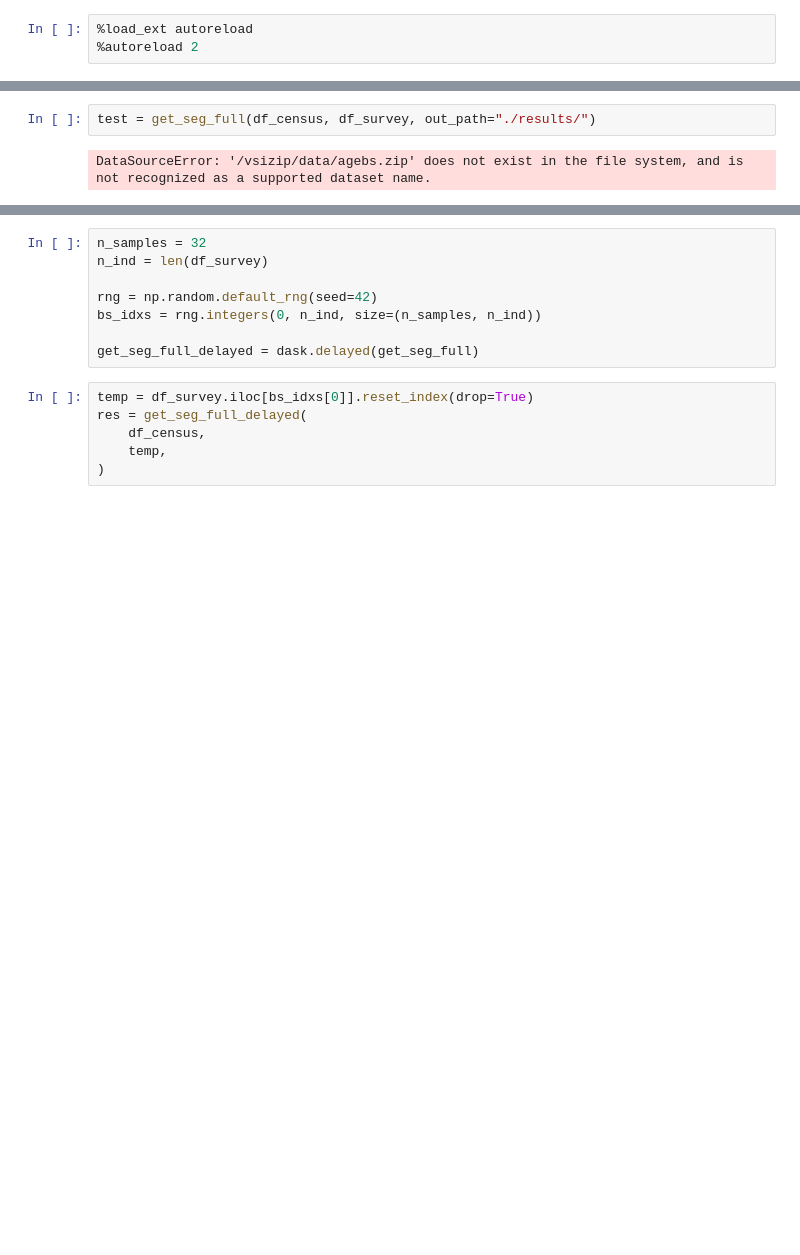
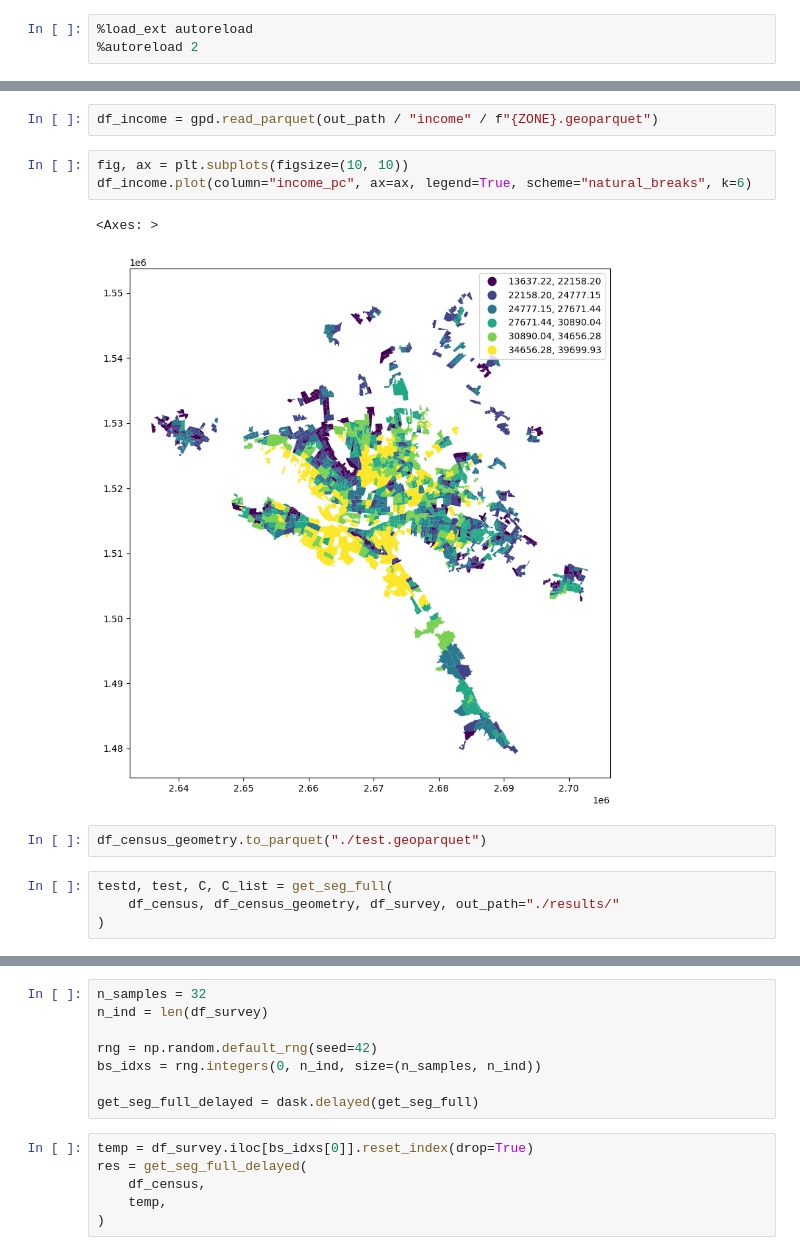
Before and after one commit to RodolfoFigueroa/nu-segregation, a Jupyter notebook: test.ipynb, the cells around one changed output, grey strips where cells are left out. Cells and saved outputs as stored; diff of their text form; blank space fills up the shorter version.

```diff
--- a/test.ipynb
+++ b/test.ipynb
@@ -35,4 +48,14 @@ df_census
+# %%
+df_income = gpd.read_parquet(out_path / "income" / f"{ZONE}.geoparquet")
+# %%
+fig, ax = plt.subplots(figsize=(10, 10))
+df_income.plot(column="income_pc", ax=ax, legend=True, scheme="natural_breaks", k=6)
+# %% [output]
+<Axes: >
+[figure, added]
+# %%
+df_census_geometry.to_parquet("./test.geoparquet")
 # %%
-test = get_seg_full(df_census, df_survey, out_path="./results/")
+testd, test, C, C_list = get_seg_full(
+    df_census, df_census_geometry, df_survey, out_path="./results/"
+)
-# %% [output]
-DataSourceError: '/vsizip/data/agebs.zip' does not exist in the file system, and is not recognized as a supported dataset name.
```
Also changed, not shown: parts of 10 cells of this notebook, 13 other files.
